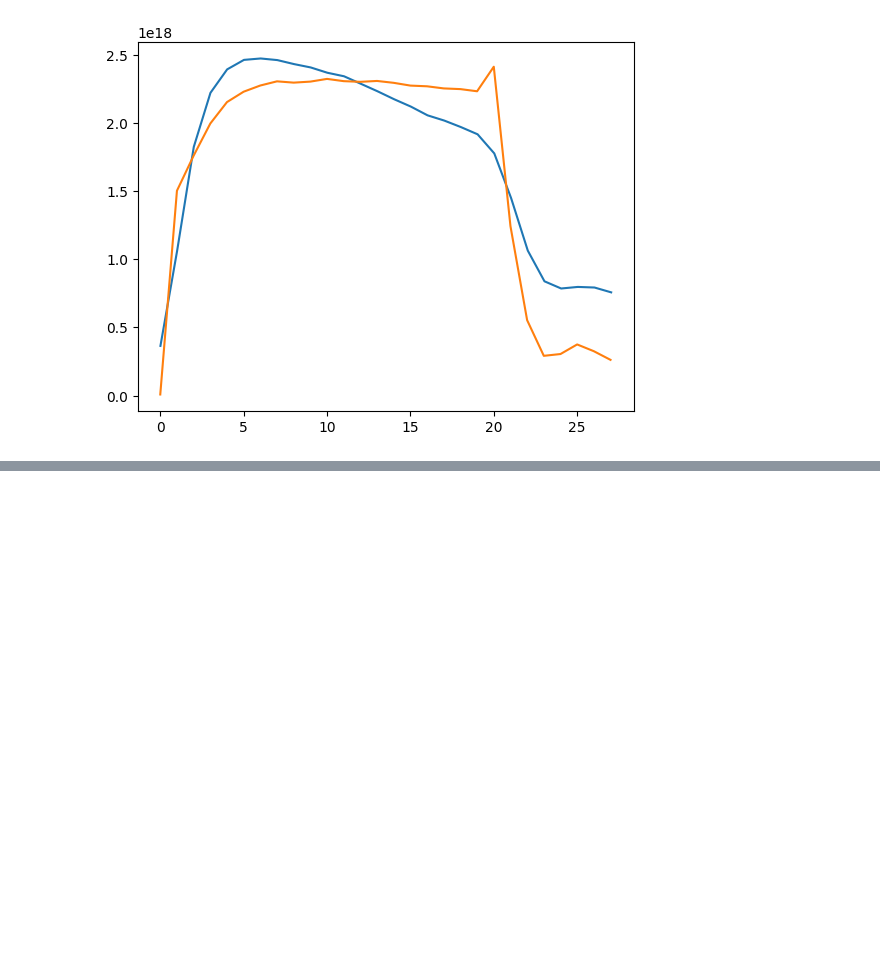
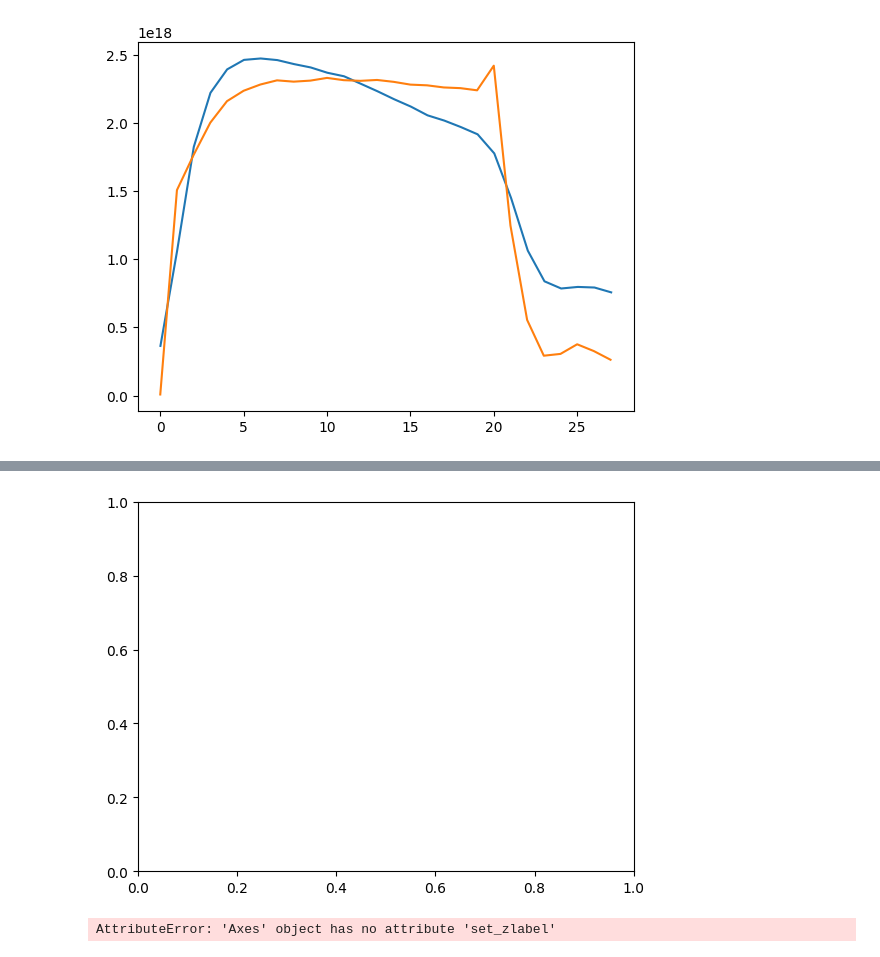
Before and after one commit to tlook19/BaPSF-Research, a Jupyter notebook: test.ipynb, the cells around one changed output, grey strips where cells are left out. Drawn from its saved outputs; the diff is of its cells as text; code cells hidden in the pictures; blank space fills up the shorter version.

```diff
--- a/test.ipynb
+++ b/test.ipynb
@@ -167,0 +236,8 @@ plt.plot(t_int, smint)
+# %%
+fig, ax = plt.subplots()
+# %% [output]
+[figure, added]
+# %%
+ax.set_zlabel("test")
+# %% [output]
+AttributeError: 'Axes' object has no attribute 'set_zlabel'
```
Also changed, not shown: parts of 27 cells of this notebook, 3 other files.
